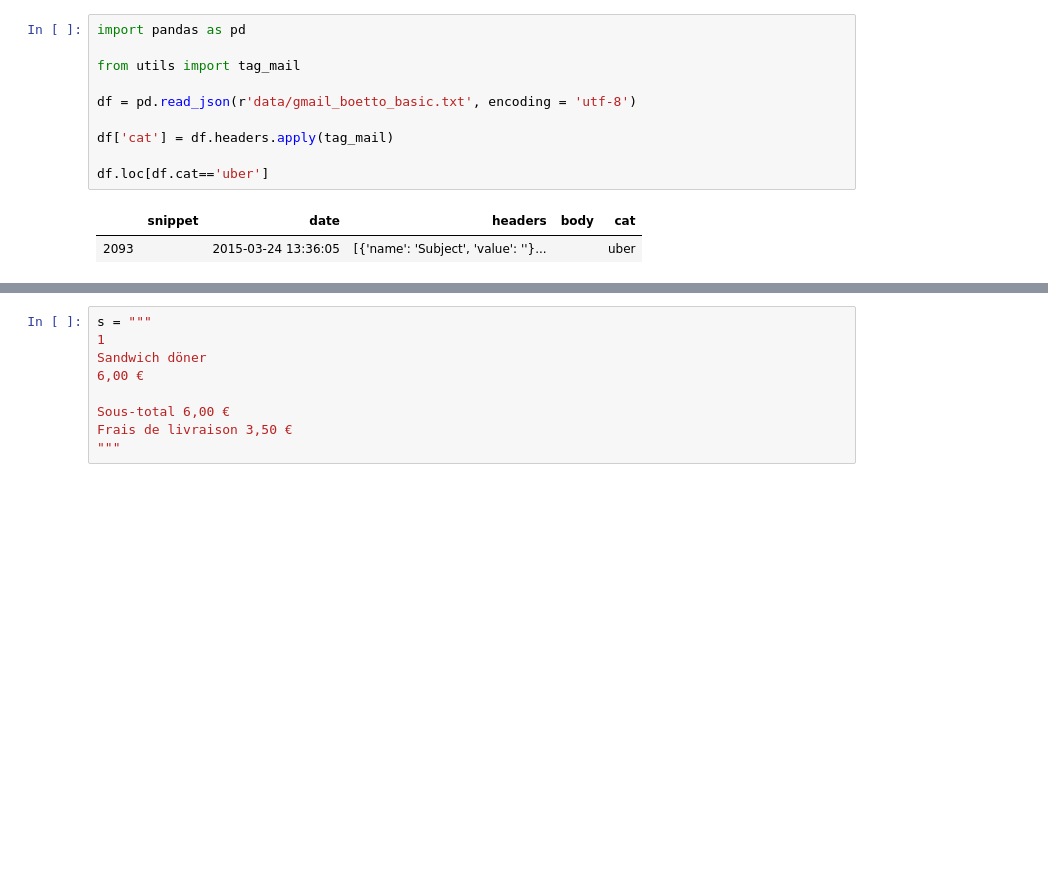
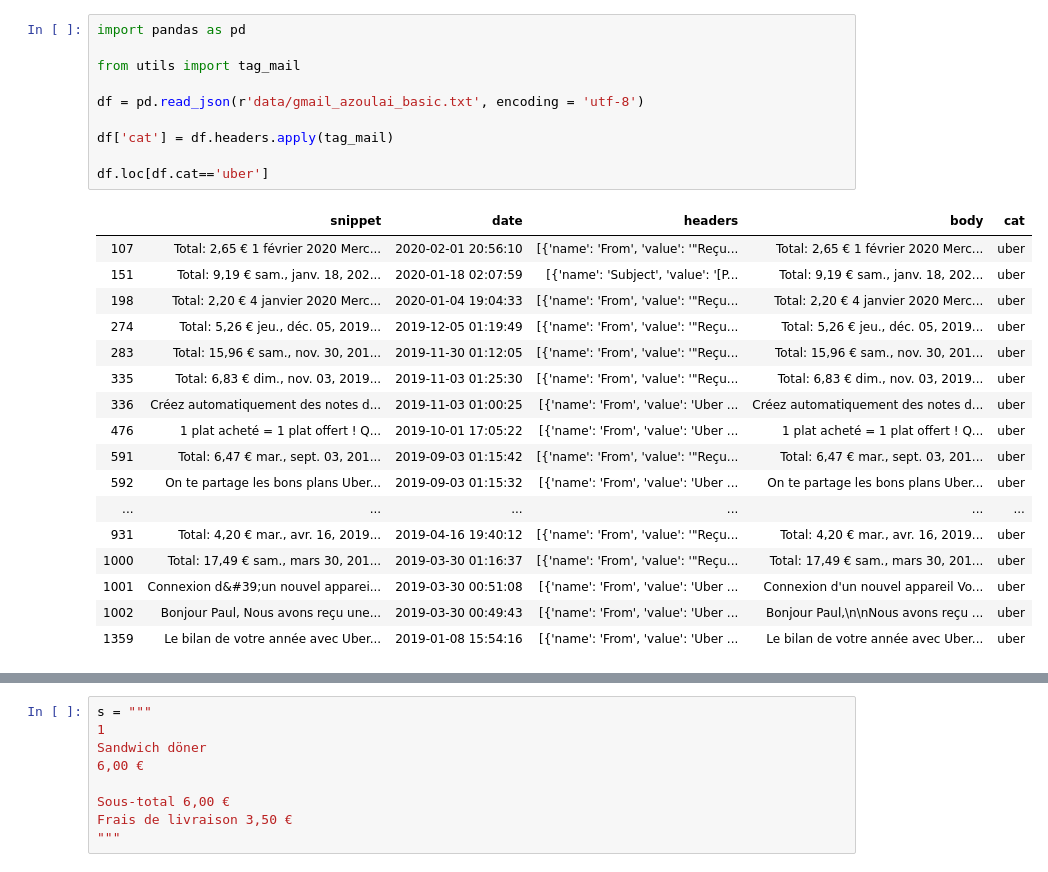
Before and after one commit to EtienneTurc/WhoAmIDataServer, a Jupyter notebook: Models/Mails_uber.ipynb, the cells around one changed output, grey strips where cells are left out. Cells and saved outputs as stored; diff of their text form; blank space fills up the shorter version.

```diff
--- a/Models/Mails_uber.ipynb
+++ b/Models/Mails_uber.ipynb
@@ -1,13 +1,28 @@
 # %%
 import pandas as pd
 
 from utils import tag_mail
 
-df = pd.read_json(r'data/gmail_boetto_basic.txt', encoding = 'utf-8')
+df = pd.read_json(r'data/gmail_azoulai_basic.txt', encoding = 'utf-8')
 
 df['cat'] = df.headers.apply(tag_mail)
 
 df.loc[df.cat=='uber']
 # %% [output]
 |  | snippet | date | headers | body | cat |
-| 2093 |  | 2015-03-24 13:36:05 | [{'name': 'Subject', 'value': ''}... |  | uber |
+| 107 | Total: 2,65 € 1 février 2020 Merc... | 2020-02-01 20:56:10 | [{'name': 'From', 'value': '"Reçu... | Total: 2,65 € 1 février 2020 Merc... | uber |
+| 151 | Total: 9,19 € sam., janv. 18, 202... | 2020-01-18 02:07:59 | [{'name': 'Subject', 'value': '[P... | Total: 9,19 € sam., janv. 18, 202... | uber |
+| 198 | Total: 2,20 € 4 janvier 2020 Merc... | 2020-01-04 19:04:33 | [{'name': 'From', 'value': '"Reçu... | Total: 2,20 € 4 janvier 2020 Merc... | uber |
+| 274 | Total: 5,26 € jeu., déc. 05, 2019... | 2019-12-05 01:19:49 | [{'name': 'From', 'value': '"Reçu... | Total: 5,26 € jeu., déc. 05, 2019... | uber |
+| 283 | Total: 15,96 € sam., nov. 30, 201... | 2019-11-30 01:12:05 | [{'name': 'From', 'value': '"Reçu... | Total: 15,96 € sam., nov. 30, 201... | uber |
+| 335 | Total: 6,83 € dim., nov. 03, 2019... | 2019-11-03 01:25:30 | [{'name': 'From', 'value': '"Reçu... | Total: 6,83 € dim., nov. 03, 2019... | uber |
+| 336 | Créez automatiquement des notes d... | 2019-11-03 01:00:25 | [{'name': 'From', 'value': 'Uber ... | Créez automatiquement des notes d... | uber |
+| 476 | 1 plat acheté = 1 plat offert ! Q... | 2019-10-01 17:05:22 | [{'name': 'From', 'value': 'Uber ... | 1 plat acheté = 1 plat offert ! Q... | uber |
+| 591 | Total: 6,47 € mar., sept. 03, 201... | 2019-09-03 01:15:42 | [{'name': 'From', 'value': '"Reçu... | Total: 6,47 € mar., sept. 03, 201... | uber |
+| 592 | On te partage les bons plans Uber... | 2019-09-03 01:15:32 | [{'name': 'From', 'value': 'Uber ... | On te partage les bons plans Uber... | uber |
+| ... | ... | ... | ... | ... | ... |
+| 931 | Total: 4,20 € mar., avr. 16, 2019... | 2019-04-16 19:40:12 | [{'name': 'From', 'value': '"Reçu... | Total: 4,20 € mar., avr. 16, 2019... | uber |
+| 1000 | Total: 17,49 € sam., mars 30, 201... | 2019-03-30 01:16:37 | [{'name': 'From', 'value': '"Reçu... | Total: 17,49 € sam., mars 30, 201... | uber |
+| 1001 | Connexion d&#39;un nouvel apparei... | 2019-03-30 00:51:08 | [{'name': 'From', 'value': 'Uber ... | Connexion d'un nouvel appareil Vo... | uber |
+| 1002 | Bonjour Paul, Nous avons reçu une... | 2019-03-30 00:49:43 | [{'name': 'From', 'value': 'Uber ... | Bonjour Paul,\n\nNous avons reçu ... | uber |
+| 1359 | Le bilan de votre année avec Uber... | 2019-01-08 15:54:16 | [{'name': 'From', 'value': 'Uber ... | Le bilan de votre année avec Uber... | uber |
```
Also changed, not shown: parts of 4 cells of this notebook, 1 other file.
